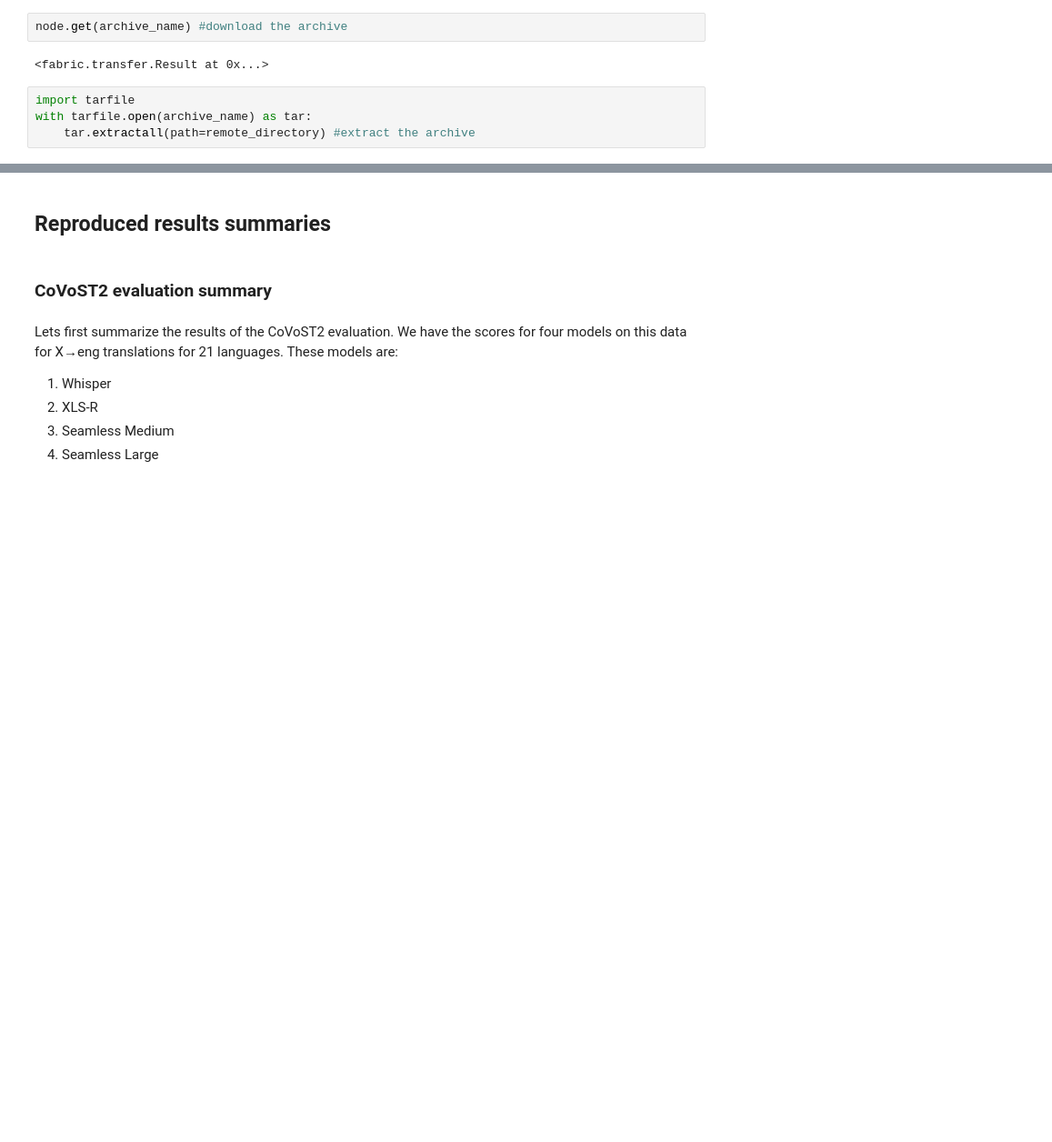
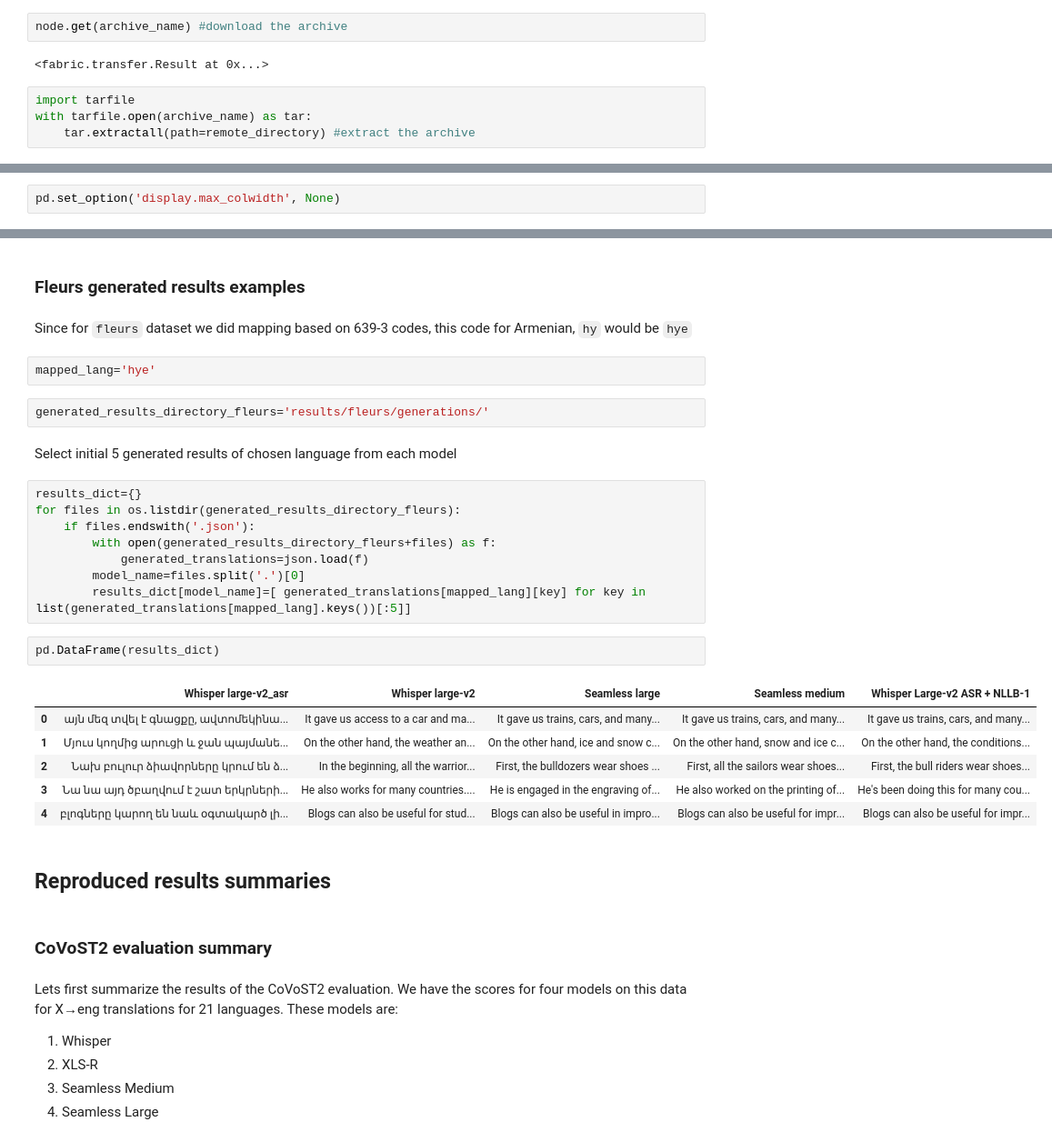
Before and after one commit to shreyjasuja/re_s2st, a Jupyter notebook: analyze_results.ipynb, the cells around one changed output, grey strips where cells are left out. Shown: that part at 91% size. Cells and saved outputs as stored; diff of their text form; blank space fills up the shorter version.

```diff
--- a/analyze_results.ipynb
+++ b/analyze_results.ipynb
@@ -32,0 +59,2 @@ with tarfile.open(archive_name) as tar:
+# %%
+pd.set_option('display.max_colwidth', None)
@@ -33,3 +70,30 @@ with tarfile.open(archive_name) as tar:
+# %% [markdown]
+### Fleurs generated results examples
+# %% [markdown]
+Since for `fleurs` dataset we did mapping based on 639-3 codes, this code for Armenian, `hy` would be `hye`
+# %%
+mapped_lang='hye'
+# %%
+generated_results_directory_fleurs='results/fleurs/generations/'
+# %% [markdown]
+Select initial 5 generated results of chosen language from each model
+# %%
+results_dict={}
+for files in os.listdir(generated_results_directory_fleurs):
+    if files.endswith('.json'):
+        with open(generated_results_directory_fleurs+files) as f:
+            generated_translations=json.load(f)
+        model_name=files.split('.')[0]
+        results_dict[model_name]=[ generated_translations[mapped_lang][key] for key in list(generated_translations[mapped_lang].keys())[:5]]
+# %%
+pd.DataFrame(results_dict)
+# %% [output]
+|  | Whisper large-v2_asr | Whisper large-v2 | Seamless large | Seamless medium | Whisper Large-v2 ASR + NLLB-1 |
+| 0 | այն մեզ տվել է գնացքը, ավտոմեկինա... | It gave us access to a car and ma... | It gave us trains, cars, and many... | It gave us trains, cars, and many... | It gave us trains, cars, and many... |
+| 1 | Մյուս կողմից արուցի և ջան պայմանե... | On the other hand, the weather an... | On the other hand, ice and snow c... | On the other hand, snow and ice c... | On the other hand, the conditions... |
+| 2 | Նախ բուլուր ձիավորները կրում են ձ... | In the beginning, all the warrior... | First, the bulldozers wear shoes ... | First, all the sailors wear shoes... | First, the bull riders wear shoes... |
+| 3 | Նա նա այդ ծբաղվում է շատ երկրների... | He also works for many countries.... | He is engaged in the engraving of... | He also worked on the printing of... | He's been doing this for many cou... |
+| 4 | բլոգները կարող են նաև օգտակարծ լի... | Blogs can also be useful for stud... | Blogs can also be useful in impro... | Blogs can also be useful for impr... | Blogs can also be useful for impr... |
 # %% [markdown]
 ## Reproduced results summaries
 # %% [markdown]
```
Also changed, not shown: parts of 11 cells of this notebook, 2 other files.
